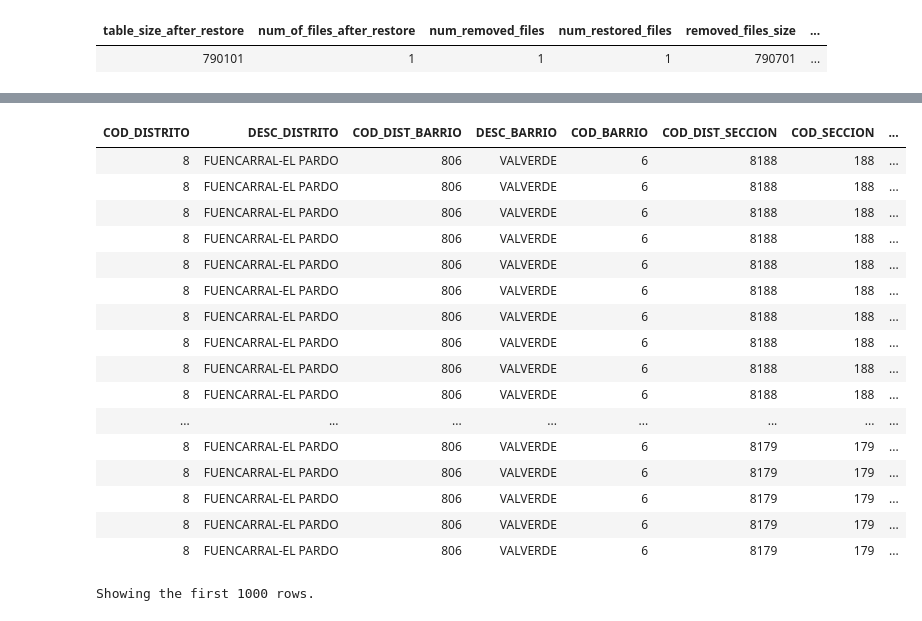
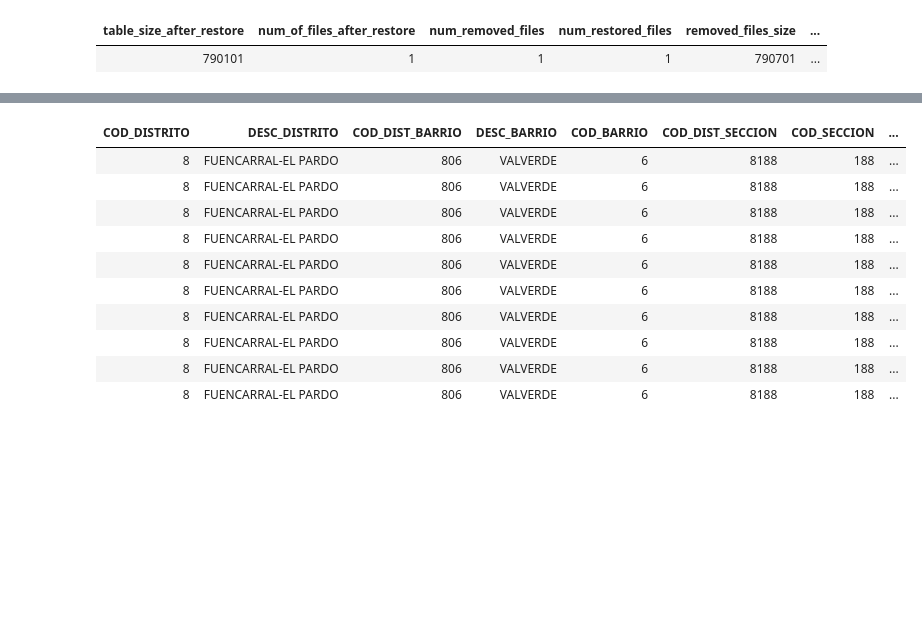
Before and after one commit to inakibosonit/formacion, a Jupyter notebook: practica_padron/ejercicios_spark.ipynb, the cells around one changed output, grey strips where cells are left out. Cells and saved outputs as stored; diff of their text form; code cells hidden in the pictures; blank space fills up the shorter version.

```diff
--- a/practica_padron/ejercicios_spark.ipynb
+++ b/practica_padron/ejercicios_spark.ipynb
@@ -559,31 +530,25 @@ Showing the first 1000 rows.
 # %%
 %sql
 
 /*inner join con sql entre la tabla nueva y la delta*/
 
 SELECT *
 FROM padron_txt_delta, padron_txt2
 WHERE padron_txt_delta.DESC_BARRIO = padron_txt2.DESC_BARRIO
-AND padron_txt_delta.DESC_DISTRITO = padron_txt2.DESC_DISTRITO;
+AND padron_txt_delta.DESC_DISTRITO = padron_txt2.DESC_DISTRITO
+limit 10;
 # %% [output]
 | COD_DISTRITO | DESC_DISTRITO | COD_DIST_BARRIO | DESC_BARRIO | COD_BARRIO | COD_DIST_SECCION | COD_SECCION | ... |
 | 8 | FUENCARRAL-EL PARDO | 806 | VALVERDE | 6 | 8188 | 188 | ... |
 | 8 | FUENCARRAL-EL PARDO | 806 | VALVERDE | 6 | 8188 | 188 | ... |
 | 8 | FUENCARRAL-EL PARDO | 806 | VALVERDE | 6 | 8188 | 188 | ... |
 | 8 | FUENCARRAL-EL PARDO | 806 | VALVERDE | 6 | 8188 | 188 | ... |
 | 8 | FUENCARRAL-EL PARDO | 806 | VALVERDE | 6 | 8188 | 188 | ... |
 | 8 | FUENCARRAL-EL PARDO | 806 | VALVERDE | 6 | 8188 | 188 | ... |
 | 8 | FUENCARRAL-EL PARDO | 806 | VALVERDE | 6 | 8188 | 188 | ... |
 | 8 | FUENCARRAL-EL PARDO | 806 | VALVERDE | 6 | 8188 | 188 | ... |
 | 8 | FUENCARRAL-EL PARDO | 806 | VALVERDE | 6 | 8188 | 188 | ... |
 | 8 | FUENCARRAL-EL PARDO | 806 | VALVERDE | 6 | 8188 | 188 | ... |
-| ... | ... | ... | ... | ... | ... | ... | ... |
-| 8 | FUENCARRAL-EL PARDO | 806 | VALVERDE | 6 | 8179 | 179 | ... |
-| 8 | FUENCARRAL-EL PARDO | 806 | VALVERDE | 6 | 8179 | 179 | ... |
-| 8 | FUENCARRAL-EL PARDO | 806 | VALVERDE | 6 | 8179 | 179 | ... |
-| 8 | FUENCARRAL-EL PARDO | 806 | VALVERDE | 6 | 8179 | 179 | ... |
-| 8 | FUENCARRAL-EL PARDO | 806 | VALVERDE | 6 | 8179 | 179 | ... |
-Showing the first 1000 rows.
 # %%
 # With this registered as a temp view, it will only be available to this particular notebook. If you'd like other users to be able to query this table, you can also create a table from the DataFrame.
 # Once saved, this table will persist across cluster restarts as well as allow various users across different notebooks to query this data.
```
Also changed, not shown: parts of 9 cells of this notebook.
